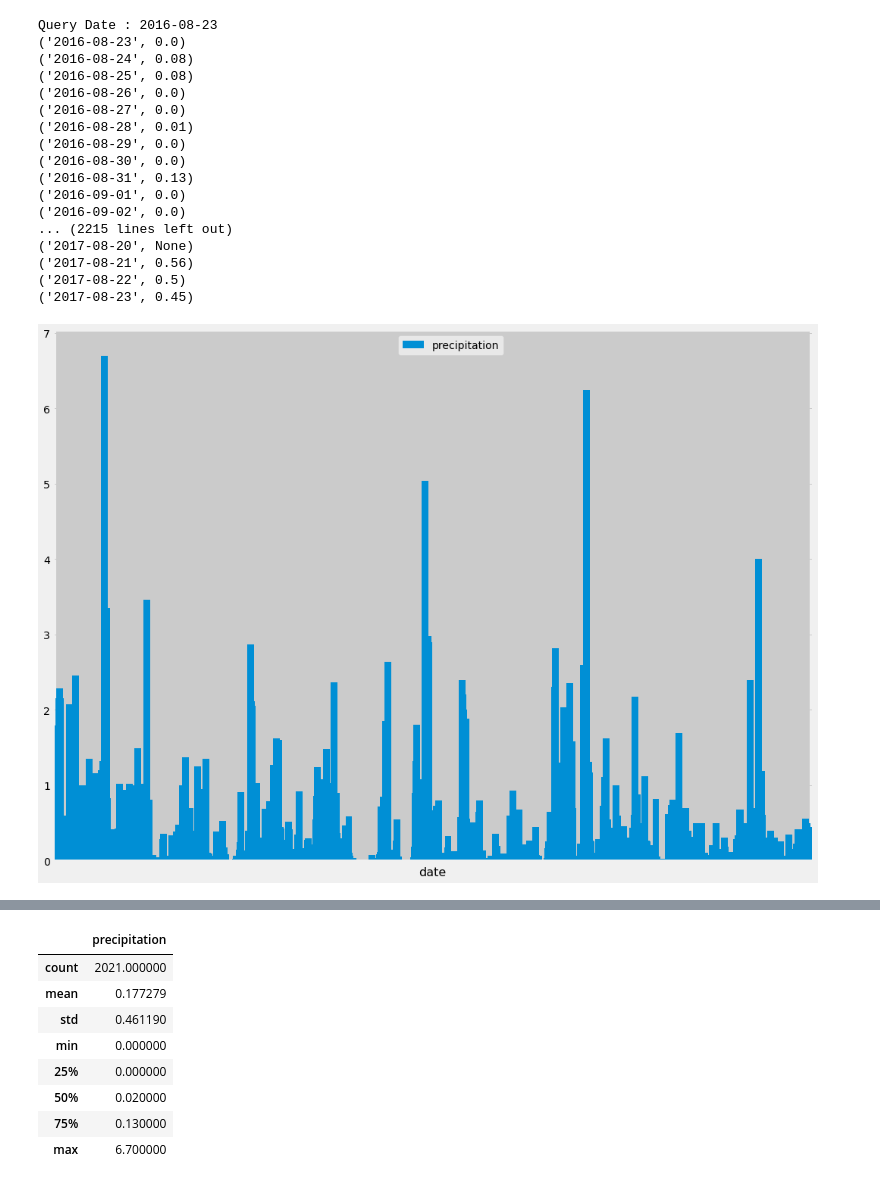
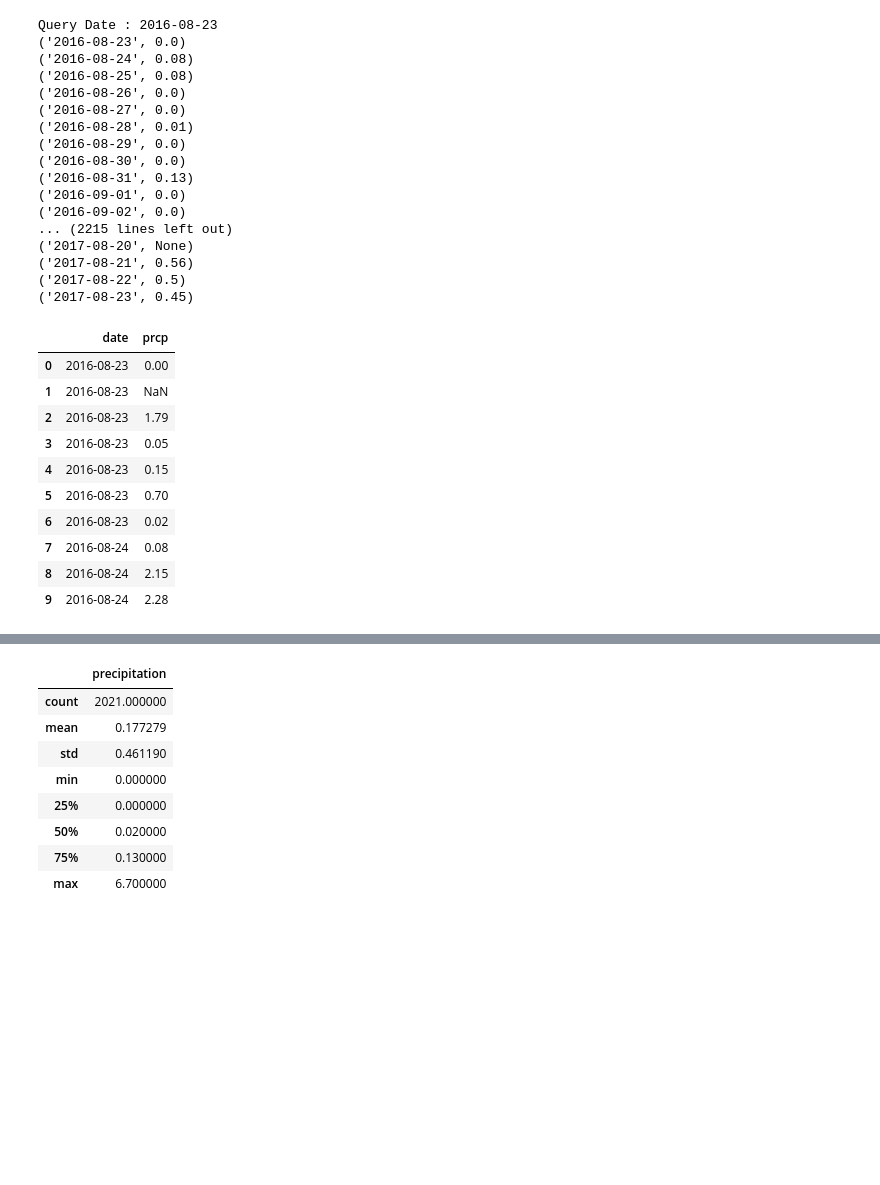
Before and after one commit to kreetigulati/climate-analysis-sqlalchemy, a Jupyter notebook: climate_starter.ipynb, the cells around one changed output, grey strips where cells are left out. Cells and saved outputs as stored; diff of their text form; code cells hidden in the pictures; blank space fills up the shorter version.

```diff
--- a/climate_starter.ipynb
+++ b/climate_starter.ipynb
@@ -81,17 +81,20 @@ Query Date : 2016-08-23
 ('2017-08-21', 0.56)
 ('2017-08-22', 0.5)
 ('2017-08-23', 0.45)
-# %%
-# Sort the dataframe by date
-climate_df = climate_df.sort_values(["date"])
-climate_df.head(10)
-# Use Pandas Plotting with Matplotlib to plot the data
-ax = climate_df.plot.bar(figsize=(16,12), width=20)
-ax.set_xlabel("date", fontsize=16)
-ax.set_xticklabels([])
-plt.legend(['precipitation'])
-ax.get_legend().set_bbox_to_anchor((0.6,1))
-
-plt.show()
-# %% [output]
-[figure, removed]
+# %%
+# Sort the dataframe by date
+df_climate = df_climate.sort_values(["date"])
+df_climate = df_climate.reset_index()
+df_climate.head(10)
+# %% [output]
+|  | date | prcp |
+| 0 | 2016-08-23 | 0.00 |
+| 1 | 2016-08-23 | NaN |
+| 2 | 2016-08-23 | 1.79 |
+| 3 | 2016-08-23 | 0.05 |
+| 4 | 2016-08-23 | 0.15 |
+| 5 | 2016-08-23 | 0.70 |
+| 6 | 2016-08-23 | 0.02 |
+| 7 | 2016-08-24 | 0.08 |
+| 8 | 2016-08-24 | 2.15 |
+| 9 | 2016-08-24 | 2.28 |
```
Also changed, not shown: parts of 5 cells of this notebook, 2 other files.
